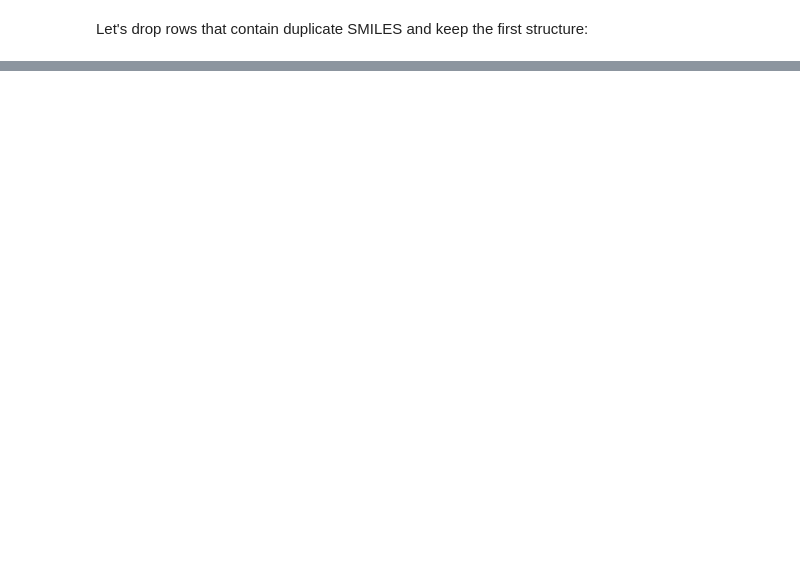
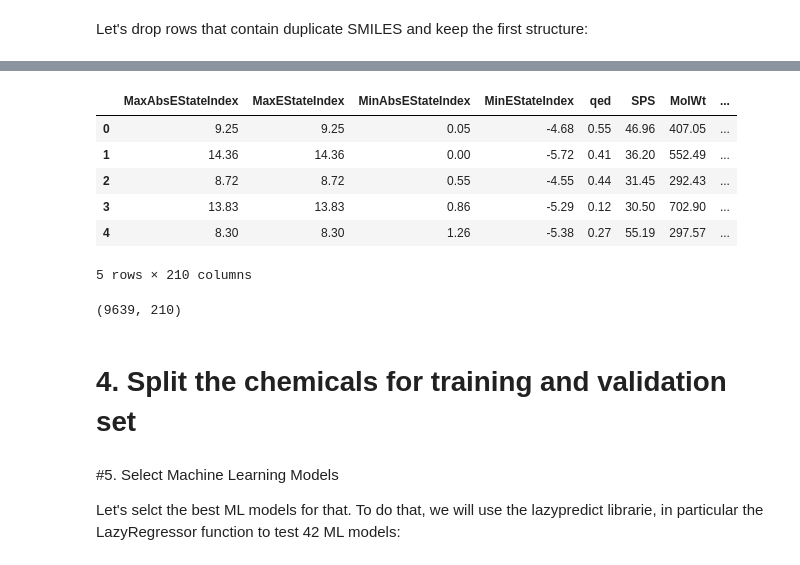
Before and after one commit to LucasCossard/WSPP_Projectppchem, a Jupyter notebook: Notebook_WSP.ipynb, the cells around one changed output, grey strips where cells are left out. Saved outputs shown, nothing was run; the diff lists cells and outputs as text; code cells hidden in the pictures; blank space fills up the shorter version.

```diff
--- a/Notebook_WSP.ipynb
+++ b/Notebook_WSP.ipynb
@@ -224,0 +274,3 @@ data_solubility_cleaned.head()
+# %%
+data_dl_solubility = pd.read_csv("/content/Data_Drug_Like_Solubility.csv", delimiter=';')
+data_dl_solubility.shape
@@ -224,0 +288,10 @@ data_solubility_cleaned.head()
+# %%
+# Generate canonical Smiles
+canon_smiles_dl = canonical_SMILES(data_dl.SMILES)
+
+# Replace SMILES column wit Canonical SMILES
+data_dl_solubility["SMILES"] = canon_smiles_dl
+
+# Create a list for duplicate smiles
+duplicate_data_dl_smiles = data_dl[data_dl['SMILES'].duplicated()]['SMILES'].values
+len(duplicate_data_dl_smiles)
@@ -224,0 +300,8 @@ data_solubility_cleaned.head()
+# %%
+# Molecules used in training and test of the model
+data_dl_solubility_SMILES = data_dl_solubility.SMILES.values
+
+# Filter molecules that are not present in the test set
+data_cleaned_final = data_solubility_cleaned[~data_solubility_cleaned['SMILES'].isin(data_dl_solubility_SMILES)]
+print(f'Compounds present in training set:{len(data_solubility_cleaned) - len(data_cleaned_final)}')
+data_cleaned_final.shape
@@ -224,0 +330,18 @@ data_solubility_cleaned.head()
+# %%
+def RDkit_descriptors(smiles):
+    mols = [Chem.MolFromSmiles(i) for i in smiles]
+    calc = MoleculeDescriptors.MolecularDescriptorCalculator([x[0]
+                                    for x in Descriptors._descList])
+    desc_names = calc.GetDescriptorNames()
+
+    Mol_descriptors =[]
+    for mol in tqdm(mols):
+        # add hydrogens to molecules
+        mol=Chem.AddHs(mol)
+        # Calculate all 200 descriptors for each molecule
+        descriptors = calc.CalcDescriptors(mol)
+        Mol_descriptors.append(descriptors)
+    return Mol_descriptors,desc_names
+
+# Function call
+Mol_descriptors,desc_names = RDkit_descriptors(data_cleaned_final['SMILES'])
@@ -224,0 +366,17 @@ data_solubility_cleaned.head()
+# %%
+df_descriptors = pd.DataFrame(Mol_descriptors, columns=desc_names)
+df_descriptors.head()
+# %% [output]
+|  | MaxAbsEStateIndex | MaxEStateIndex | MinAbsEStateIndex | MinEStateIndex | qed | SPS | MolWt | ... |
+| 0 | 9.25 | 9.25 | 0.05 | -4.68 | 0.55 | 46.96 | 407.05 | ... |
+| 1 | 14.36 | 14.36 | 0.00 | -5.72 | 0.41 | 36.20 | 552.49 | ... |
+| 2 | 8.72 | 8.72 | 0.55 | -4.55 | 0.44 | 31.45 | 292.43 | ... |
+| 3 | 13.83 | 13.83 | 0.86 | -5.29 | 0.12 | 30.50 | 702.90 | ... |
+| 4 | 8.30 | 8.30 | 1.26 | -5.38 | 0.27 | 55.19 | 297.57 | ... |
+5 rows × 210 columns
+# %%
+df_descriptors.shape
+# %% [output]
+(9639, 210)
+# %% [markdown]
+# 4. Split the chemicals for training and validation set
@@ -224,0 +392,4 @@ data_solubility_cleaned.head()
+# %% [markdown]
+#5. Select Machine Learning Models
+
+Let's selct the best ML models for that. To do that, we will use the lazypredict librarie, in particular the LazyRegressor function to test 42 ML models:
```
Also changed, not shown: parts of 17 cells of this notebook.
